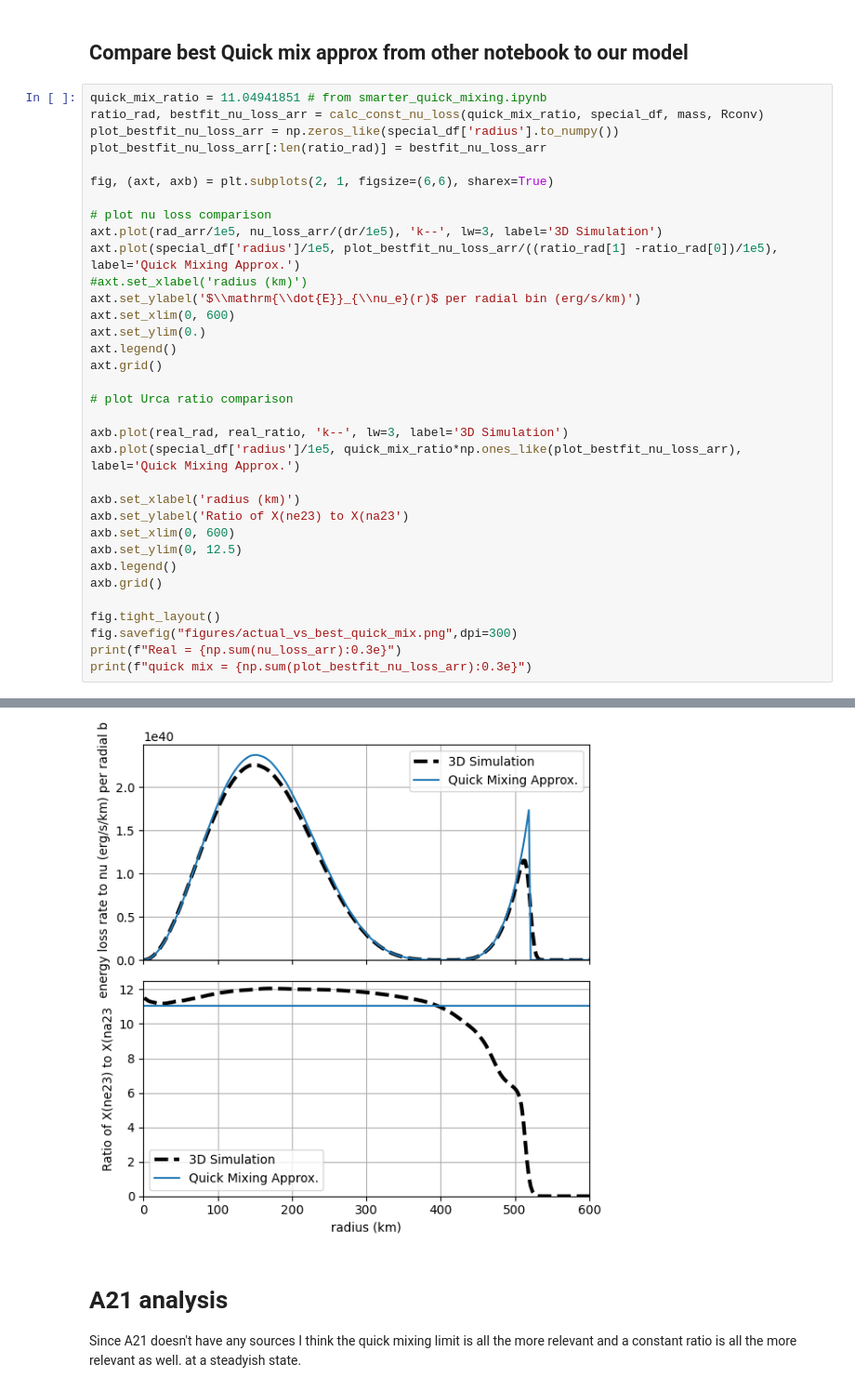
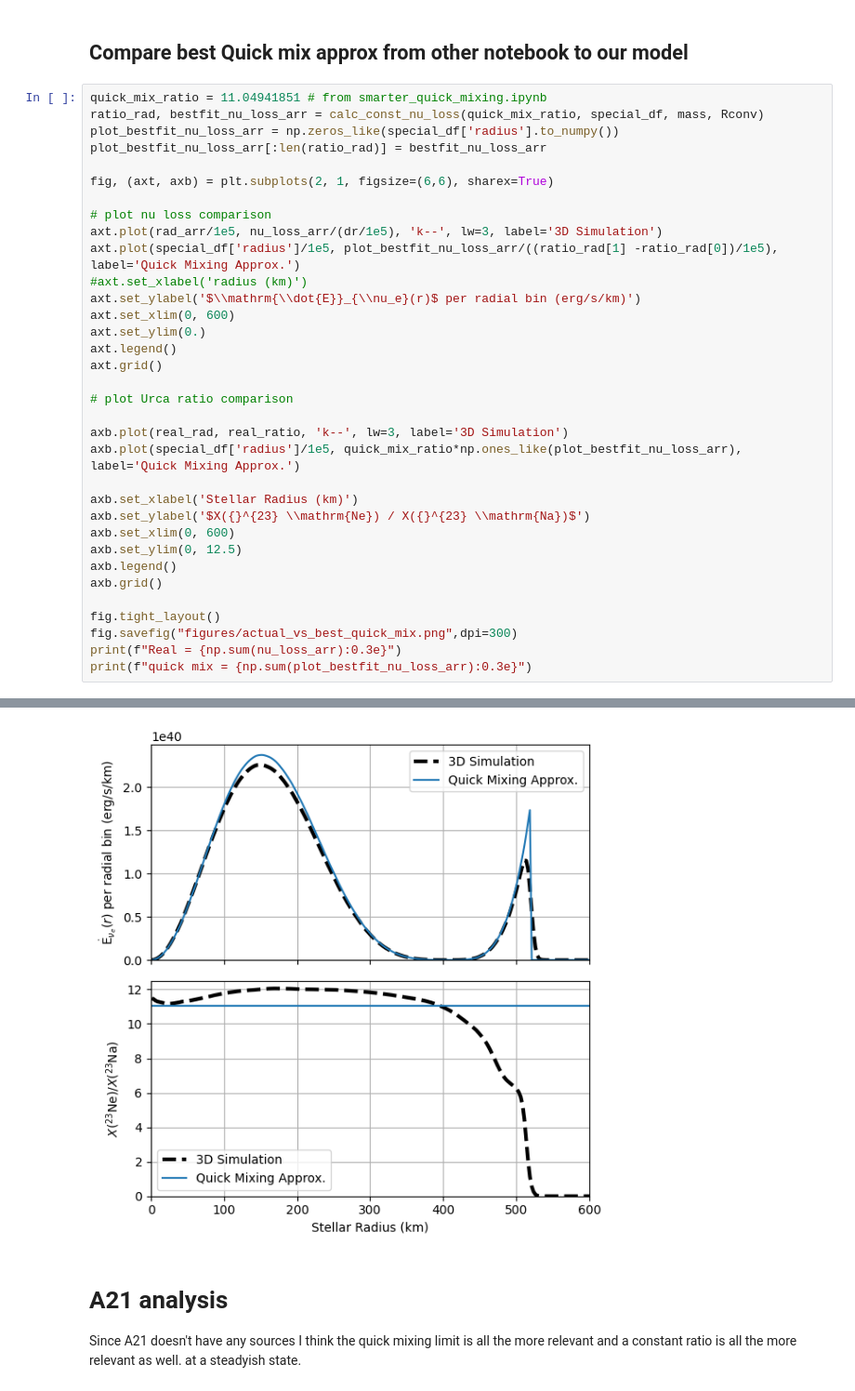
Before and after one commit to biboyd/astronum2024, a Jupyter notebook: estimated_a23_losses.ipynb, the cells around one changed output, grey strips where cells are left out. Shown at 93% size. Cells and saved outputs as stored; diff of their text form.

Commit message:
fix legend

```diff
--- a/estimated_a23_losses.ipynb
+++ b/estimated_a23_losses.ipynb
@@ -411,36 +411,36 @@ plot_bestfit_nu_loss_arr[:len(ratio_rad)] = bestfit_nu_loss_arr
 
 fig, (axt, axb) = plt.subplots(2, 1, figsize=(6,6), sharex=True)
 
 # plot nu loss comparison
 axt.plot(rad_arr/1e5, nu_loss_arr/(dr/1e5), 'k--', lw=3, label='3D Simulation')
 axt.plot(special_df['radius']/1e5, plot_bestfit_nu_loss_arr/((ratio_rad[1] -ratio_rad[0])/1e5), label='Quick Mixing Approx.')
 #axt.set_xlabel('radius (km)')
 axt.set_ylabel('$\\mathrm{\\dot{E}}_{\\nu_e}(r)$ per radial bin (erg/s/km)')
 axt.set_xlim(0, 600)
 axt.set_ylim(0.)
 axt.legend()
 axt.grid()
 
 # plot Urca ratio comparison
 
 axb.plot(real_rad, real_ratio, 'k--', lw=3, label='3D Simulation')
 axb.plot(special_df['radius']/1e5, quick_mix_ratio*np.ones_like(plot_bestfit_nu_loss_arr), label='Quick Mixing Approx.')
 
-axb.set_xlabel('radius (km)')
-axb.set_ylabel('Ratio of X(ne23) to X(na23')
+axb.set_xlabel('Stellar Radius (km)')
+axb.set_ylabel('$X({}^{23} \\mathrm{Ne}) / X({}^{23} \\mathrm{Na})$')
 axb.set_xlim(0, 600)
 axb.set_ylim(0, 12.5)
 axb.legend()
 axb.grid()
 
 fig.tight_layout()
 fig.savefig("figures/actual_vs_best_quick_mix.png",dpi=300)
 print(f"Real = {np.sum(nu_loss_arr):0.3e}")
 print(f"quick mix = {np.sum(plot_bestfit_nu_loss_arr):0.3e}")
 # %% [output]
 Real = 4.266e+42
 quick mix = 4.460e+42
-[figure, old version]
+[figure, new version]
 # %% [markdown]
 # A21 analysis
 Since A21 doesn't have any sources I think the quick mixing limit is all the more relevant and a constant ratio is all the more relevant as well. at a steadyish state.
```
Also changed, not shown: 2 other files.
